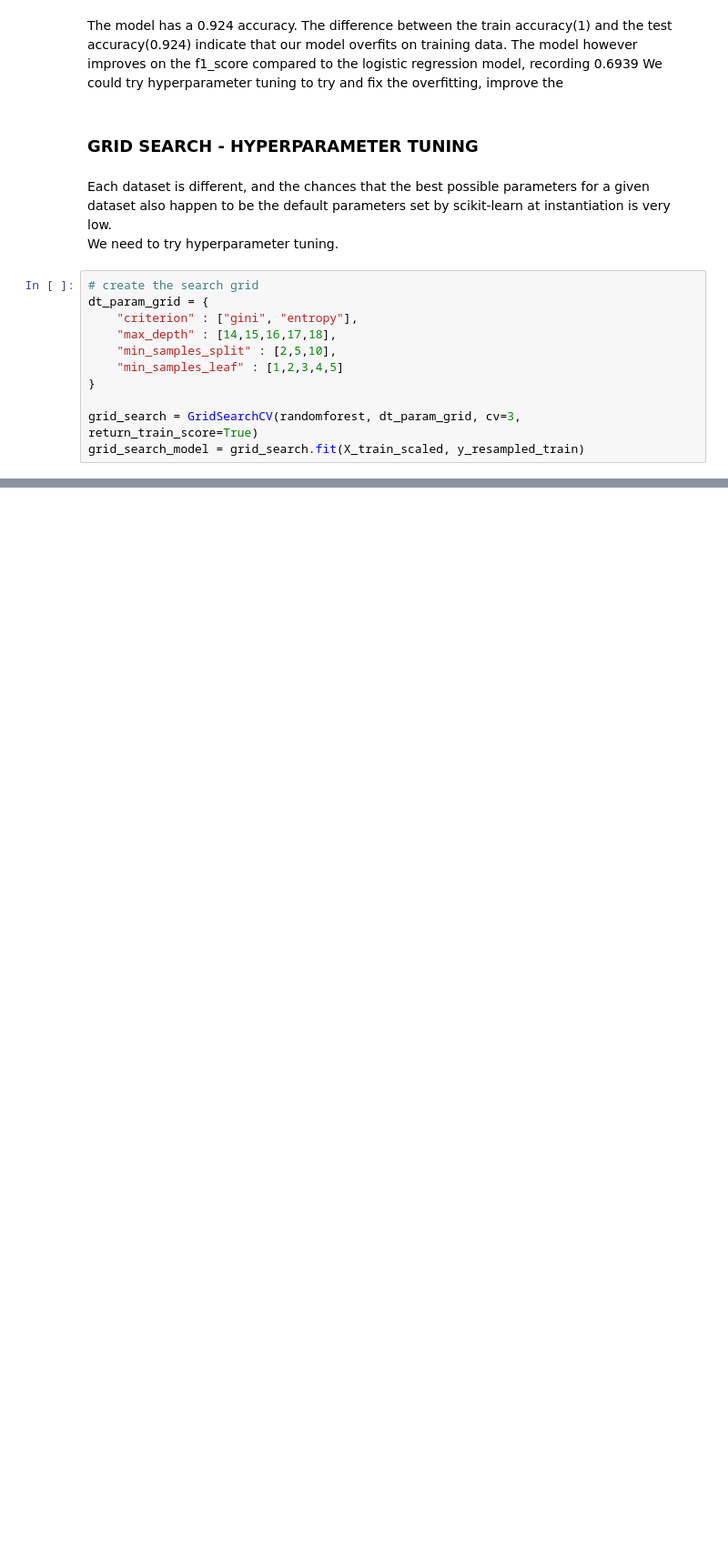
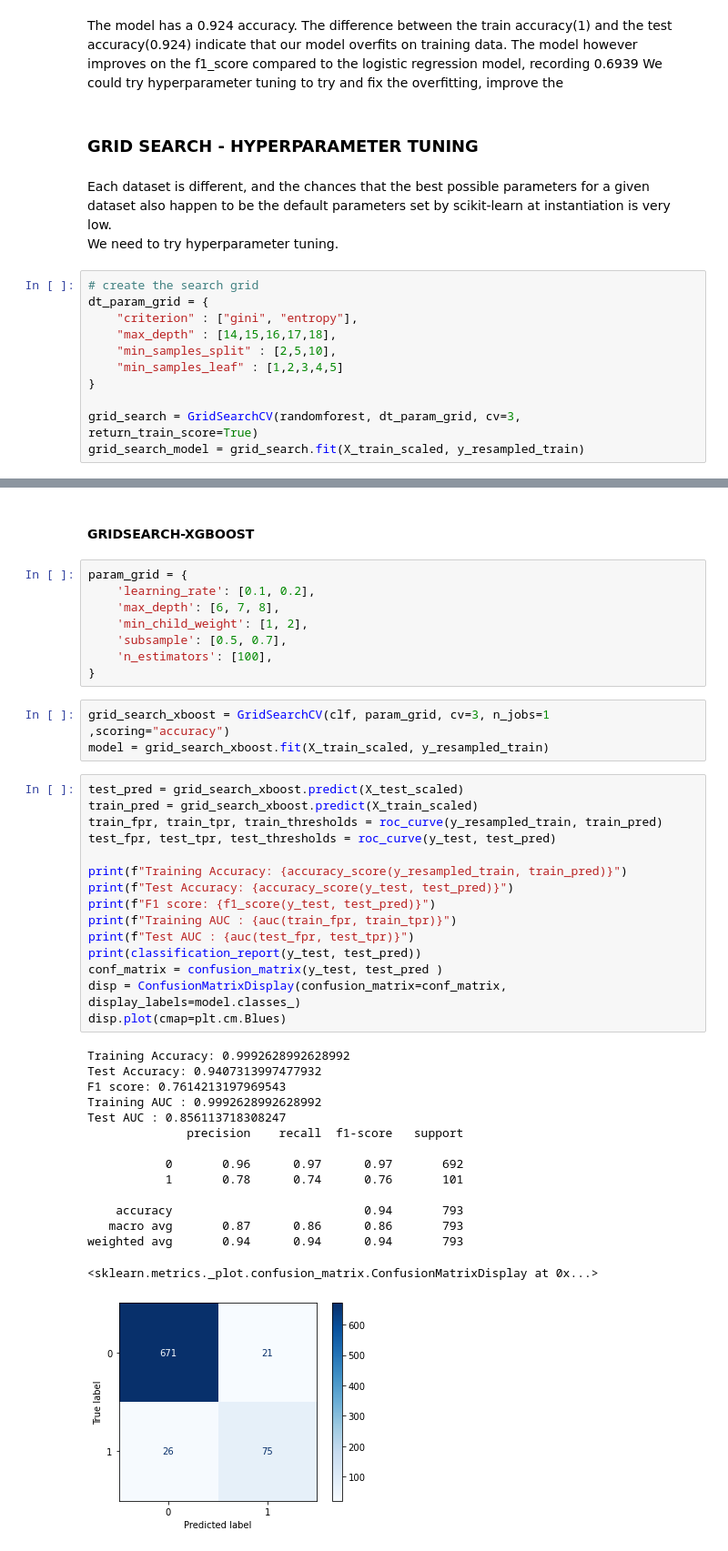
Before and after one commit to esipil/syriatel-customer-churn, a Jupyter notebook: index.ipynb, the cells around one changed output, grey strips where cells are left out. Shown at 91% size. Cells and saved outputs as stored; diff of their text form; blank space fills up the shorter version.

```diff
--- a/index.ipynb
+++ b/index.ipynb
@@ -580,0 +642,44 @@ The model reduces the overfitting compared to the randomforest model.
+# %% [markdown]
+#### GRIDSEARCH-XGBOOST
+# %%
+param_grid = {
+    'learning_rate': [0.1, 0.2],
+    'max_depth': [6, 7, 8],
+    'min_child_weight': [1, 2],
+    'subsample': [0.5, 0.7],
+    'n_estimators': [100],
+}
+# %%
+grid_search_xboost = GridSearchCV(clf, param_grid, cv=3, n_jobs=1 ,scoring="accuracy")
+model = grid_search_xboost.fit(X_train_scaled, y_resampled_train)
+# %%
+test_pred = grid_search_xboost.predict(X_test_scaled)
+train_pred = grid_search_xboost.predict(X_train_scaled)
+train_fpr, train_tpr, train_thresholds = roc_curve(y_resampled_train, train_pred)
+test_fpr, test_tpr, test_thresholds = roc_curve(y_test, test_pred)
+
+print(f"Training Accuracy: {accuracy_score(y_resampled_train, train_pred)}")
+print(f"Test Accuracy: {accuracy_score(y_test, test_pred)}")
+print(f"F1 score: {f1_score(y_test, test_pred)}")
+print(f"Training AUC : {auc(train_fpr, train_tpr)}")
+print(f"Test AUC : {auc(test_fpr, test_tpr)}")
+print(classification_report(y_test, test_pred))
+conf_matrix = confusion_matrix(y_test, test_pred )
+disp = ConfusionMatrixDisplay(confusion_matrix=conf_matrix, display_labels=model.classes_)
+disp.plot(cmap=plt.cm.Blues)
+# %% [output]
+Training Accuracy: 0.9992628992628992
+Test Accuracy: 0.9407313997477932
+F1 score: 0.7614213197969543
+Training AUC : 0.9992628992628992
+Test AUC : 0.856113718308247
+              precision    recall  f1-score   support
+
+           0       0.96      0.97      0.97       692
+           1       0.78      0.74      0.76       101
+
+    accuracy                           0.94       793
+   macro avg       0.87      0.86      0.86       793
+weighted avg       0.94      0.94      0.94       793
+<sklearn.metrics._plot.confusion_matrix.ConfusionMatrixDisplay at 0x...>
+[figure, added]
```
Also changed, not shown: parts of 21 cells of this notebook, 1 other file.
